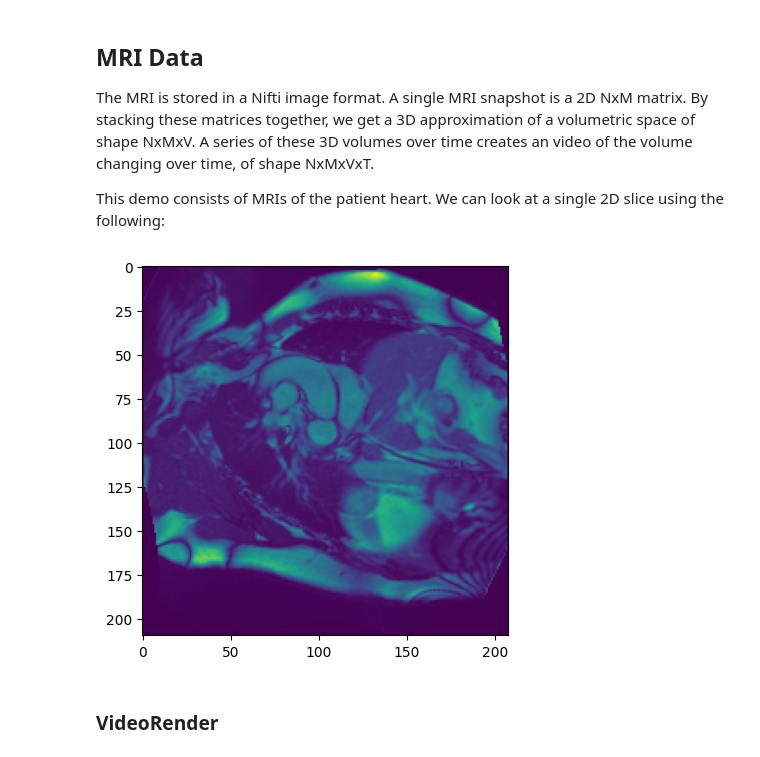
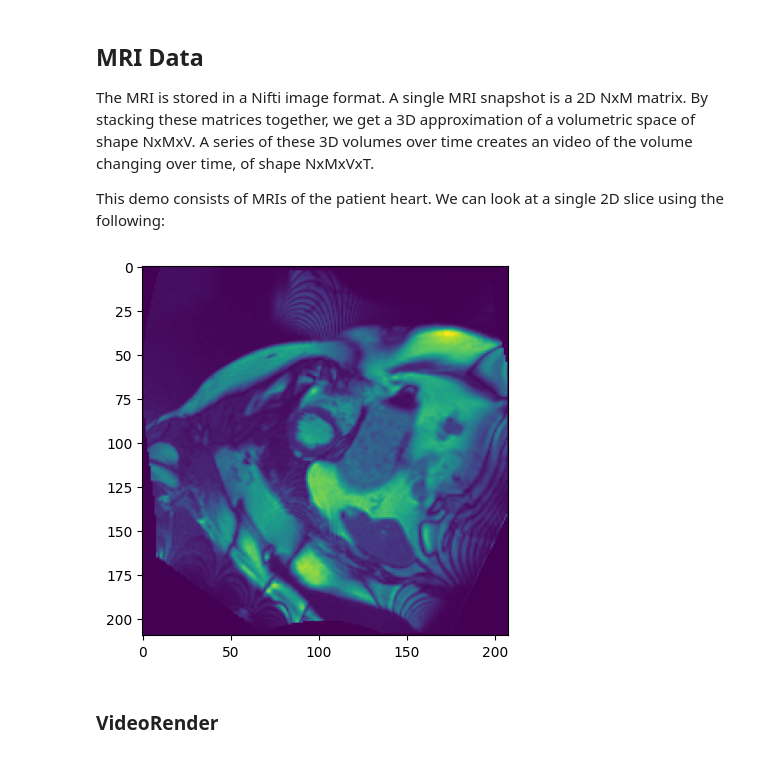
Before and after one commit to IBM/mimicri, a Jupyter notebook: notebooks/mimicri_demo.ipynb, the cells around one changed output. Cells and saved outputs as stored; diff of their text form; code cells hidden in the pictures.

Commit message:
update notebook demo

```diff
--- a/notebooks/mimicri_demo.ipynb
+++ b/notebooks/mimicri_demo.ipynb
@@ -59,11 +59,11 @@ The MRI is stored in a Nifti image format. A single MRI snapshot is a 2D NxM mat
 This demo consists of MRIs of the patient heart. We can look at a single 2D slice using the following:
 # %%
 # Let's take a look at a single 2D mri slice
-patient_0_mri = nib.load('./demo_image/1/sa.nii.gz').get_fdata()[..., 0, 0]
+patient_0_mri = nib.load('./demo_image/1/sa.nii.gz').get_fdata()[..., 8, 0]
 imgplot = plt.imshow(patient_0_mri)
 plt.show()
 # %% [output]
-[figure, old version]
+[figure, new version]
 # %% [markdown]
 ### VideoRender
 # %% [markdown]
```
Also changed, not shown: parts of 1 cell of this notebook, 7 other files.
